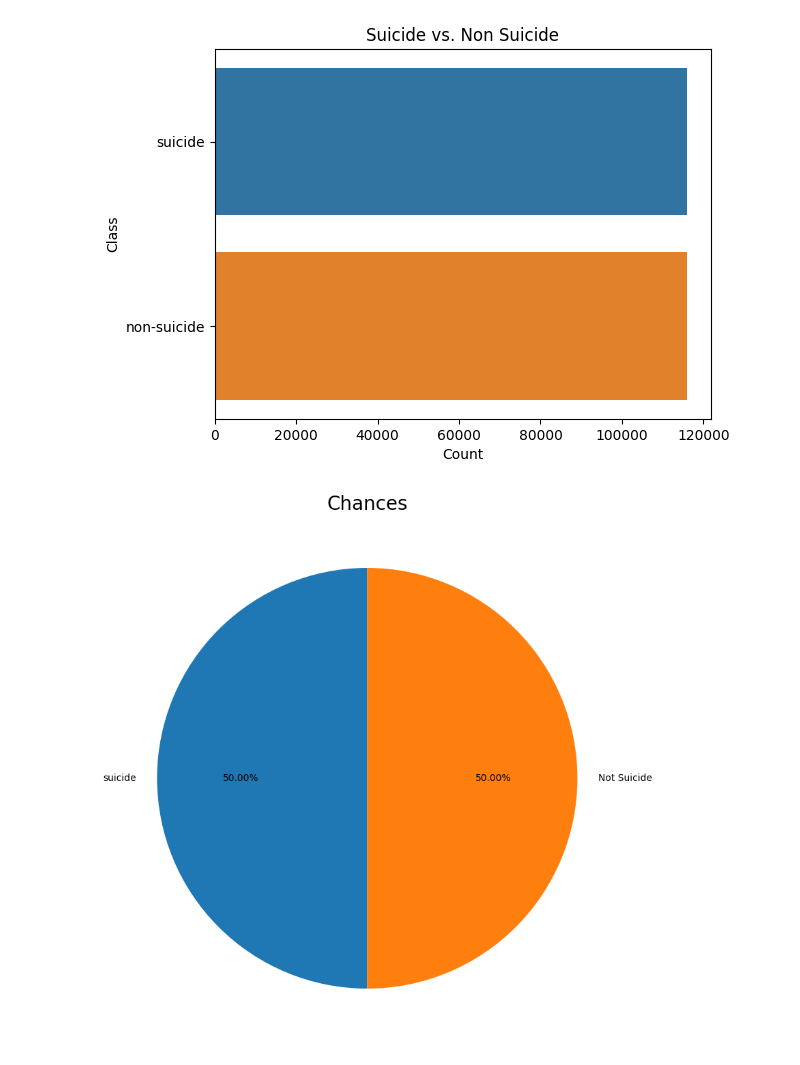
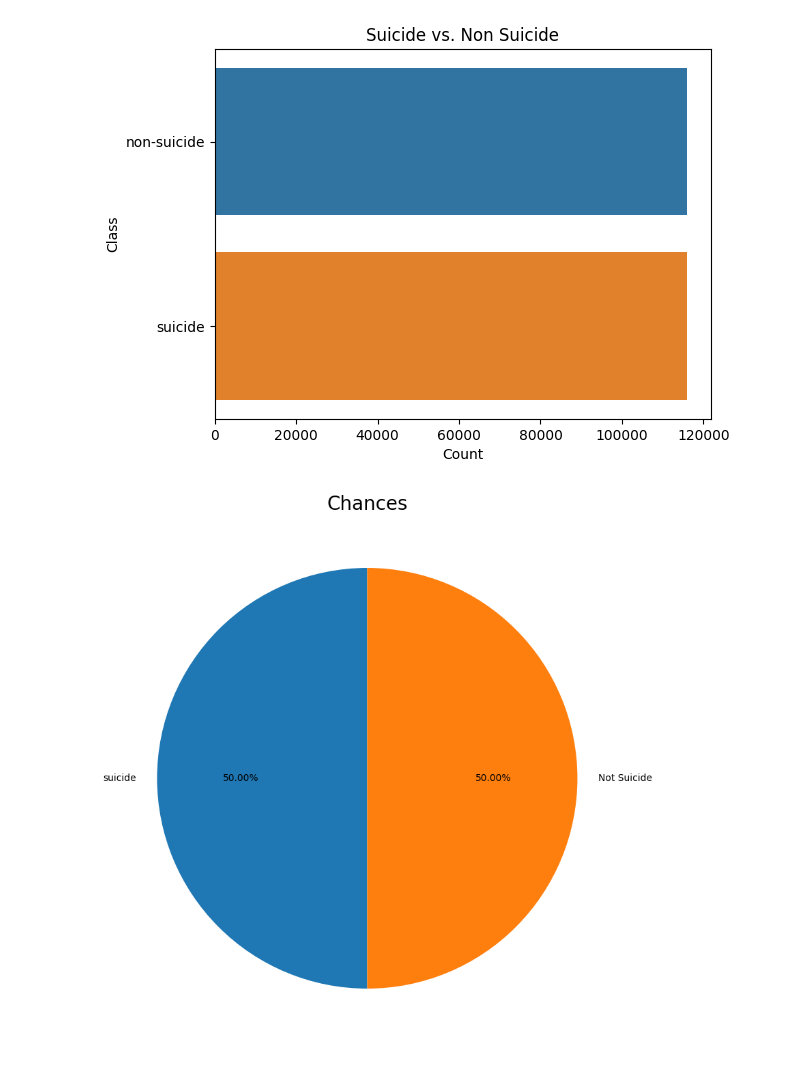
Before and after one commit to SamanthaGuillemette/SOEN471-PROJECT, a Jupyter notebook: TestFile.ipynb, the cells around one changed output. Saved outputs shown, nothing was run; the diff lists cells and outputs as text; code cells hidden in the pictures.

Commit message:
Refactored the code to use dask

```diff
--- a/TestFile.ipynb
+++ b/TestFile.ipynb
@@ -21,0 +15,5 @@ file.head()
+# %%
+dask = dd.read_csv("./data/Suicide_Detection.csv")
+dask = dask.drop('Unnamed: 0', axis = 1)
+
+dask.head()
@@ -22,17 +27,17 @@ file.head()
 # %%
-class_counts = file['class'].value_counts()
+class_counts = dask['class'].value_counts().compute()
 
 # Create a bar plot of the value counts using Seaborn
 sns.barplot(x=class_counts.values, y=class_counts.index)
 
 # Add a title, x-label, and y-label to the plot
 plt.title('Suicide vs. Non Suicide')
 plt.xlabel('Count')
 plt.ylabel('Class')
 
 # Show the plot
 plt.show()
 # %% [output]
-[figure, old version]
+[figure, new version]
 # %%
 plt.figure(figsize=(12,10))
```
Also changed, not shown: parts of 11 cells of this notebook.
